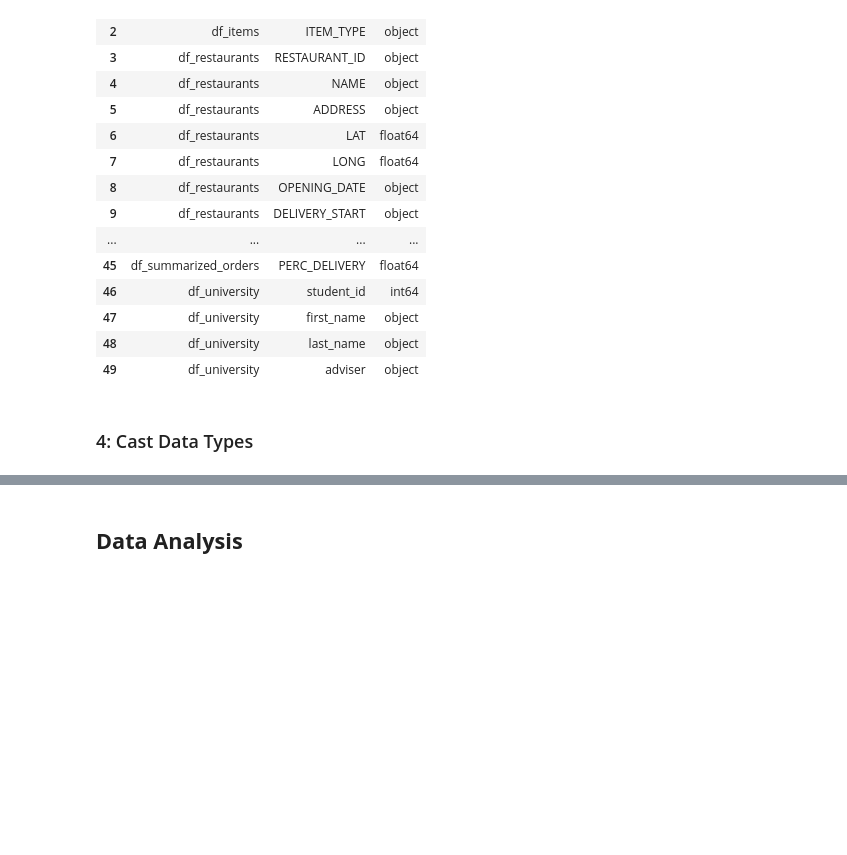
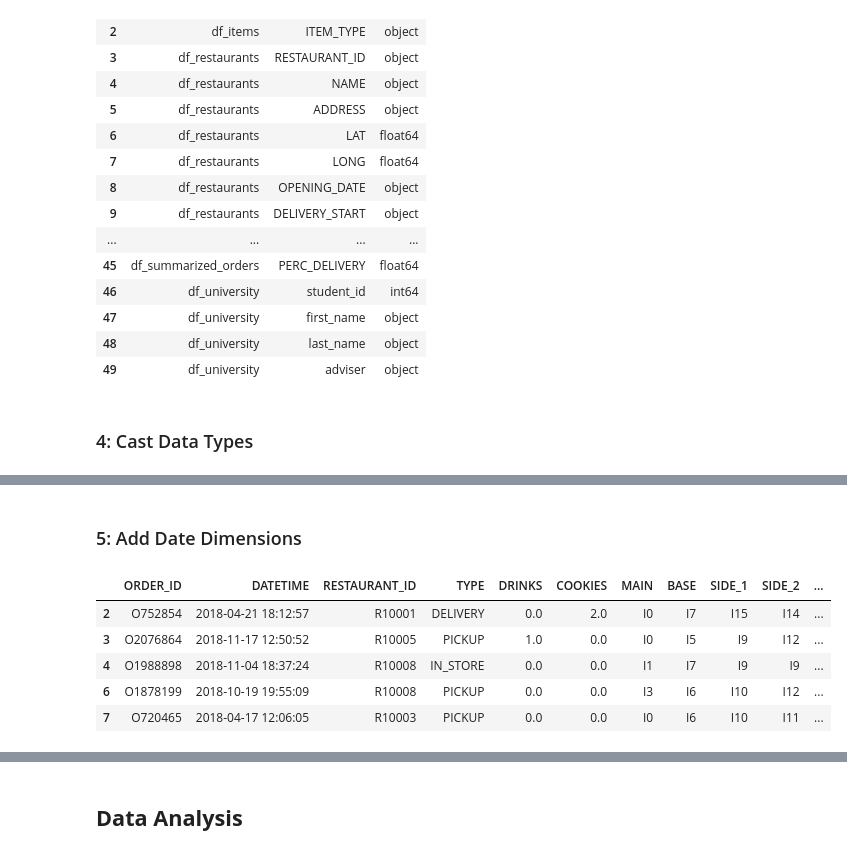
Before and after one commit to renan-peres/mfin-python-restaurant-data-analysis, a Jupyter notebook: restaurant-data-analysis.ipynb, the cells around one changed output, grey strips where cells are left out. Drawn from its saved outputs; the diff is of its cells as text; code cells hidden in the pictures; blank space fills up the shorter version.

```diff
--- a/restaurant-data-analysis.ipynb
+++ b/restaurant-data-analysis.ipynb
@@ -333 +330,18 @@ display(dataframe_info)
+# %% [markdown]
+### 5: Add Date Dimensions
+# %%
+df_orders_7['DATE'] = pd.to_datetime(df_orders_7['DATETIME']).dt.date
+df_orders_7['HOUR'] = pd.to_datetime(df_orders_7['DATETIME']).dt.hour
+df_orders_7['QUARTER'] = pd.to_datetime(df_orders_7['DATETIME']).dt.quarter
+df_orders_7['YEAR'] = pd.to_datetime(df_orders_7['DATETIME']).dt.year
+
+df_orders = df_orders_7
+df_orders.head()
+# %% [output]
+|  | ORDER_ID | DATETIME | RESTAURANT_ID | TYPE | DRINKS | COOKIES | MAIN | BASE | SIDE_1 | SIDE_2 | ... |
+| 2 | O752854 | 2018-04-21 18:12:57 | R10001 | DELIVERY | 0.0 | 2.0 | I0 | I7 | I15 | I14 | ... |
+| 3 | O2076864 | 2018-11-17 12:50:52 | R10005 | PICKUP | 1.0 | 0.0 | I0 | I5 | I9 | I12 | ... |
+| 4 | O1988898 | 2018-11-04 18:37:24 | R10008 | IN_STORE | 0.0 | 0.0 | I1 | I7 | I9 | I9 | ... |
+| 6 | O1878199 | 2018-10-19 19:55:09 | R10008 | PICKUP | 0.0 | 0.0 | I3 | I6 | I10 | I12 | ... |
+| 7 | O720465 | 2018-04-17 12:06:05 | R10003 | PICKUP | 0.0 | 0.0 | I0 | I6 | I10 | I11 | ... |
 # %% [markdown]
```
Also changed, not shown: parts of 68 cells of this notebook.
